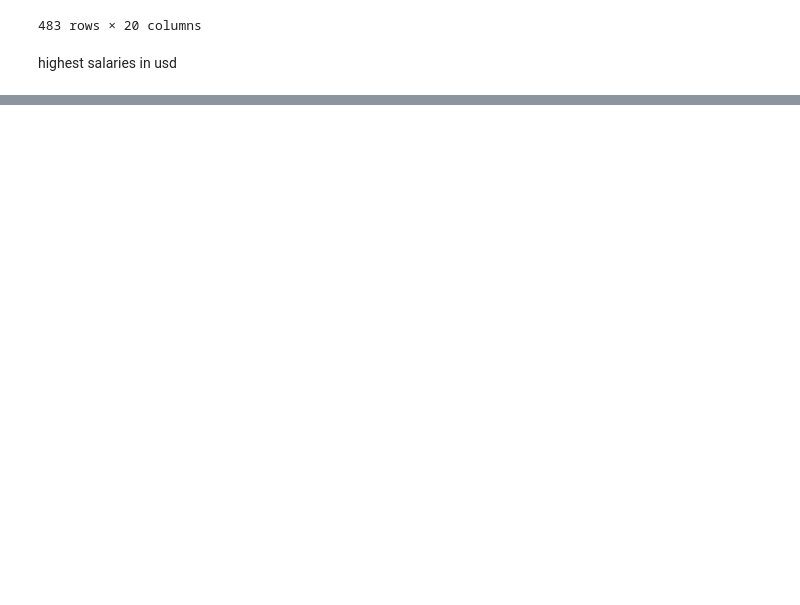
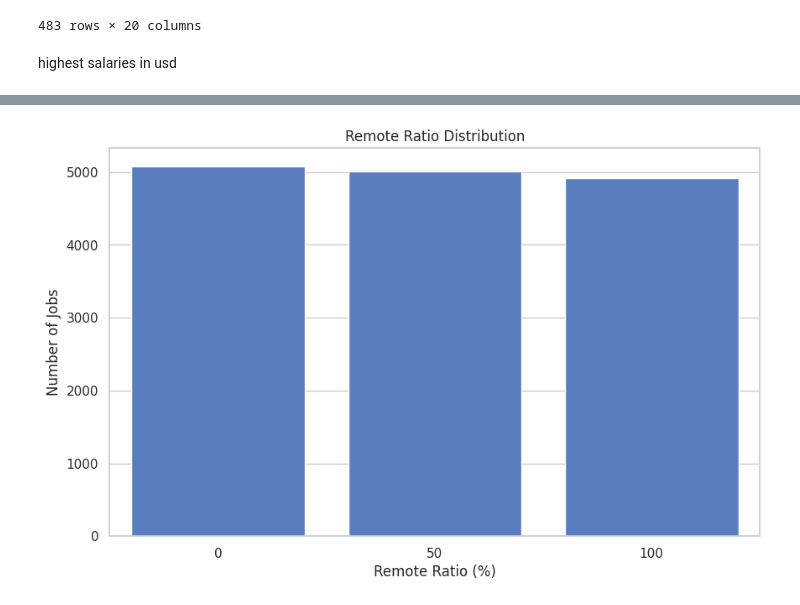
Before and after one commit to Ujjwal-Modi/Global-AI-Job-Market-Trends-Salary-Insights-2025, a Jupyter notebook: EDA_&_Visualization.ipynb, the cells around one changed output, grey strips where cells are left out. Drawn from its saved outputs; the diff is of its cells as text; code cells hidden in the pictures; blank space fills up the shorter version.

```diff
--- a/EDA_&_Visualization.ipynb
+++ b/EDA_&_Visualization.ipynb
@@ -422,0 +454,9 @@ highest salaries in usd
+# %%
+# 3. Remote Ratio Distribution
+sns.countplot(data=df, x='remote_ratio')
+plt.title('Remote Ratio Distribution')
+plt.xlabel('Remote Ratio (%)')
+plt.ylabel('Number of Jobs')
+plt.show()
+# %% [output]
+[figure, added]
```
Also changed, not shown: parts of 12 cells of this notebook.
